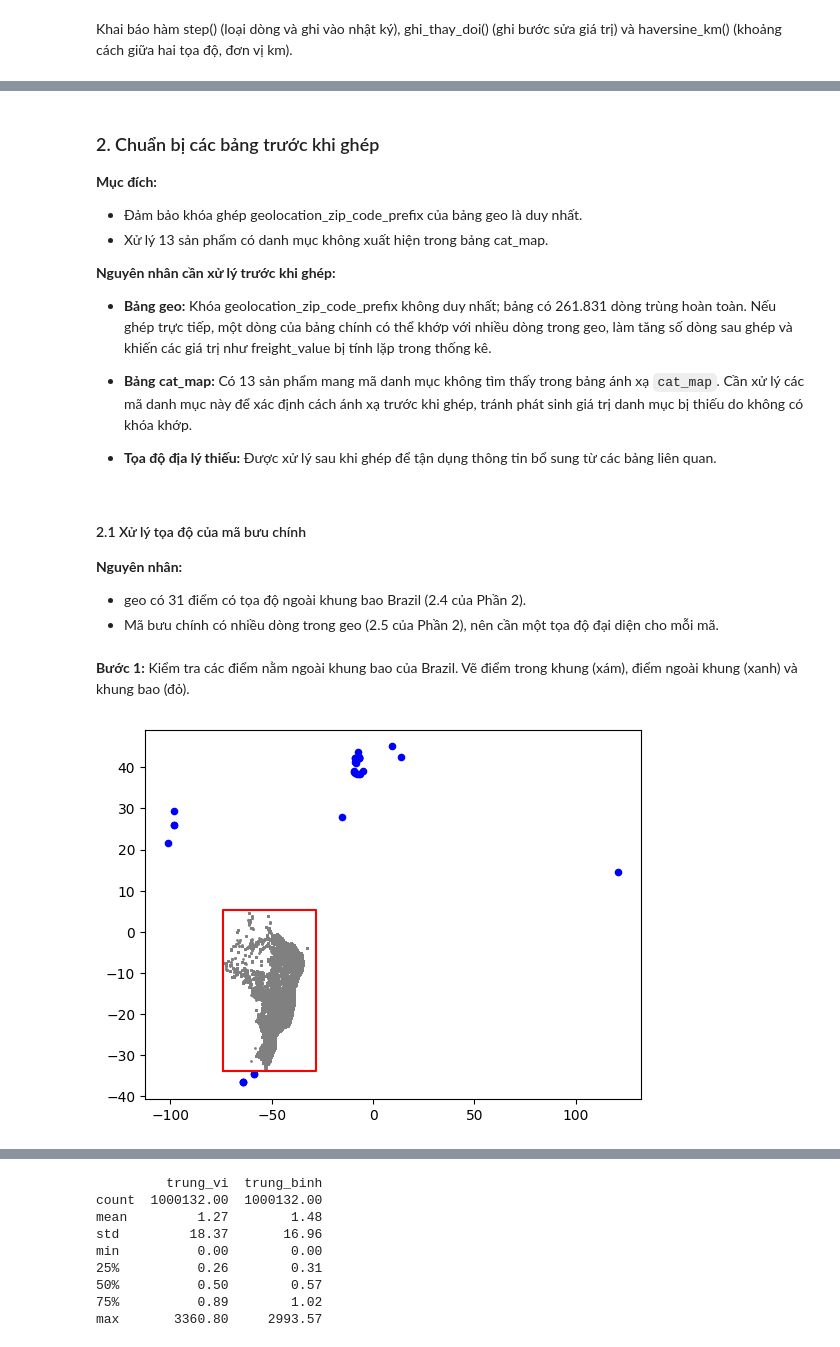
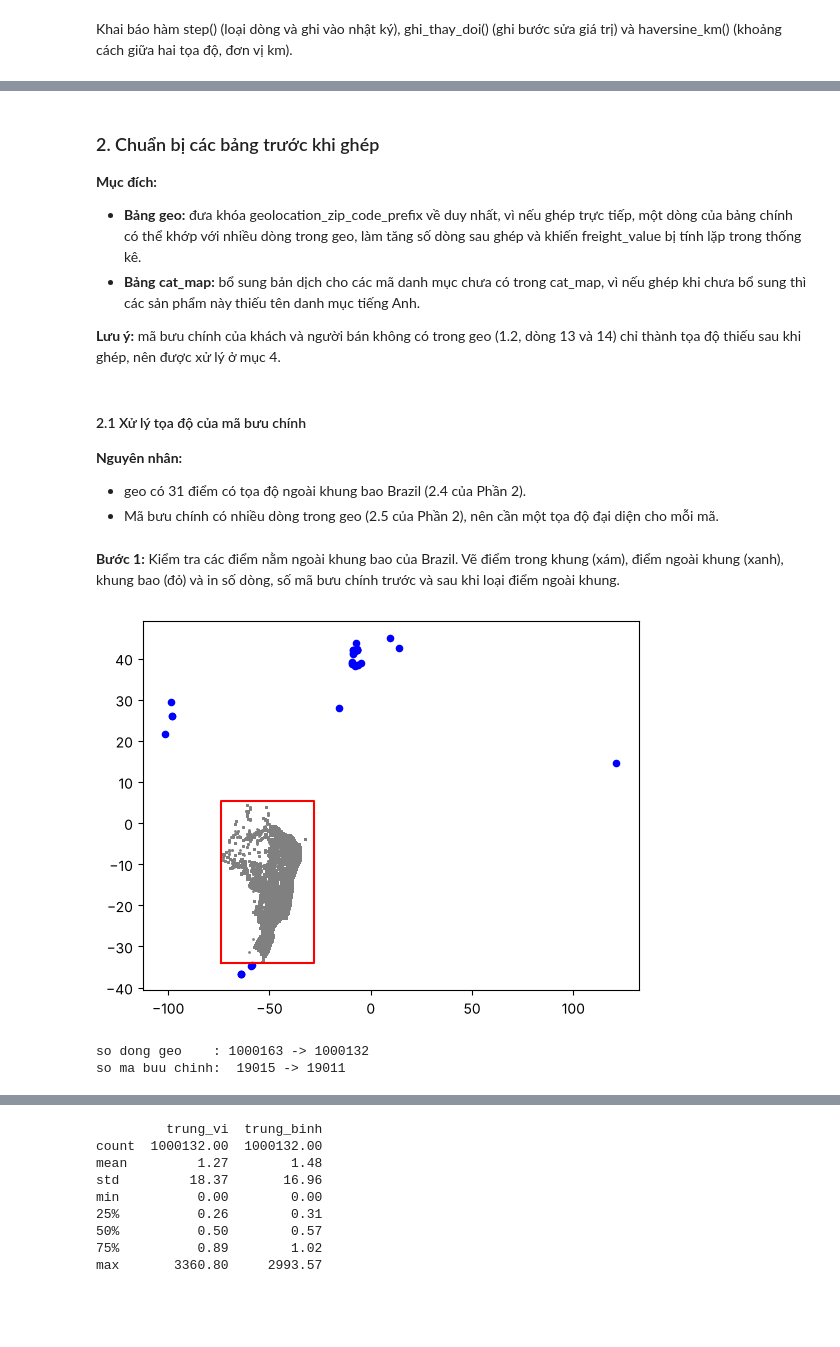
Before and after one commit to QuachThanh2206/ADY201m-Group8-AI2107, a Jupyter notebook: notebooks/3. Clean data.ipynb, the cells around one changed output, grey strips where cells are left out. Cells and saved outputs as stored; diff of their text form; code cells hidden in the pictures; blank space fills up the shorter version.

```diff
--- a/notebooks/3. Clean data.ipynb
+++ b/notebooks/3. Clean data.ipynb
@@ -165,16 +167,11 @@ Dựa trên nguyên tắc này, dự án ghi nhận số dòng trước và sau
 ### 2. Chuẩn bị các bảng trước khi ghép
 
 **Mục đích:**
-- Đảm bảo khóa ghép geolocation_zip_code_prefix của bảng geo là duy nhất.
-- Xử lý 13 sản phẩm có danh mục không xuất hiện trong bảng cat_map.
 
-**Nguyên nhân cần xử lý trước khi ghép:**
+- **Bảng geo:** đưa khóa geolocation_zip_code_prefix về duy nhất, vì nếu ghép trực tiếp, một dòng của bảng chính có thể khớp với nhiều dòng trong geo, làm tăng số dòng sau ghép và khiến freight_value bị tính lặp trong thống kê.
+- **Bảng cat_map:** bổ sung bản dịch cho các mã danh mục chưa có trong cat_map, vì nếu ghép khi chưa bổ sung thì các sản phẩm này thiếu tên danh mục tiếng Anh.
 
-- **Bảng geo:** Khóa geolocation_zip_code_prefix không duy nhất; bảng có 261.831 dòng trùng hoàn toàn. Nếu ghép trực tiếp, một dòng của bảng chính có thể khớp với nhiều dòng trong geo, làm tăng số dòng sau ghép và khiến các giá trị như freight_value bị tính lặp trong thống kê.
-
-- **Bảng cat_map:** Có 13 sản phẩm mang mã danh mục không tìm thấy trong bảng ánh xạ `cat_map`. Cần xử lý các mã danh mục này để xác định cách ánh xạ trước khi ghép, tránh phát sinh giá trị danh mục bị thiếu do không có khóa khớp.
-
-- **Tọa độ địa lý thiếu:** Được xử lý sau khi ghép để tận dụng thông tin bổ sung từ các bảng liên quan.
+**Lưu ý:** mã bưu chính của khách và người bán không có trong geo (1.2, dòng 13 và 14) chỉ thành tọa độ thiếu sau khi ghép, nên được xử lý ở mục 4.
 # %% [markdown]
 #### 2.1 Xử lý tọa độ của mã bưu chính
 
@@ -183,18 +180,23 @@ Dựa trên nguyên tắc này, dự án ghi nhận số dòng trước và sau
 - geo có 31 điểm có tọa độ ngoài khung bao Brazil (2.4 của Phần 2).
 - Mã bưu chính có nhiều dòng trong geo (2.5 của Phần 2), nên cần một tọa độ đại diện cho mỗi mã.
 # %% [markdown]
-**Bước 1:** Kiểm tra các điểm nằm ngoài khung bao của Brazil. Vẽ điểm trong khung (xám), điểm ngoài khung (xanh) và khung bao (đỏ).
+**Bước 1:** Kiểm tra các điểm nằm ngoài khung bao của Brazil. Vẽ điểm trong khung (xám), điểm ngoài khung (xanh), khung bao (đỏ) và in số dòng, số mã bưu chính trước và sau khi loại điểm ngoài khung.
 # %%
 trong_khung = geo['geolocation_lat'].between(-34, 5.3) & geo['geolocation_lng'].between(-74, -28)
 geo_in = geo[trong_khung]
 geo_out = geo[~trong_khung]
 
 plt.scatter(geo_in['geolocation_lng'], geo_in['geolocation_lat'], s=1, c='gray')
 plt.scatter(geo_out['geolocation_lng'], geo_out['geolocation_lat'], s=20, c='blue')
-plt.plot([-74, -28, -28, -74, -74], [-33.8, -33.8, 5.3, 5.3, -33.8], c='red')
+plt.plot([-74, -28, -28, -74, -74], [-34, -34, 5.3, 5.3, -34], c='red')
 plt.show()
+
+print('so dong geo    :', len(geo), '->', len(geo_in))
+print('so ma buu chinh: ', geo['geolocation_zip_code_prefix'].nunique(), '->', geo_in['geolocation_zip_code_prefix'].nunique())
 # %% [output]
-[figure, old version]
+[figure, new version]
+so dong geo    : 1000163 -> 1000132
+so ma buu chinh:  19015 -> 19011
 # %% [markdown]
 **Kết luận:** loại 31 điểm, geo_in còn 1,000,132 dòng và 19,011 mã.
 
```
Also changed, not shown: parts of 57 cells of this notebook.
